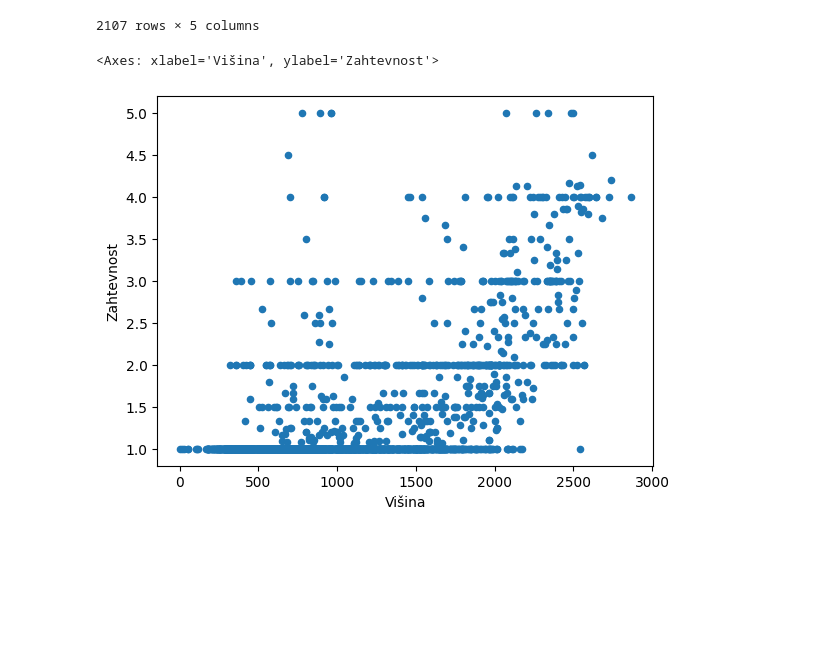
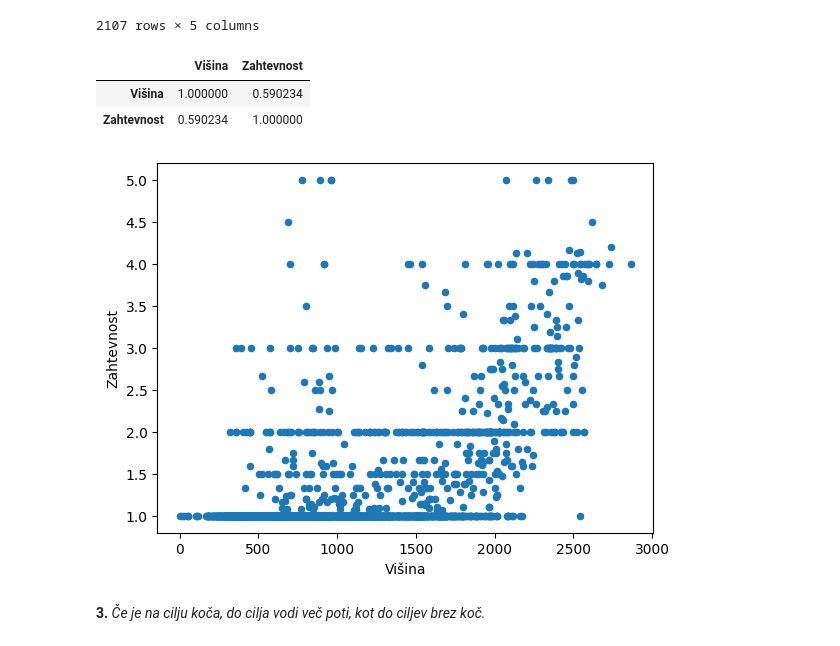
Before and after one commit to AndrazKukovicic/Hribi_projektna_naloga, a Jupyter notebook: Analiza_podatkov.ipynb, the cells around one changed output. Saved outputs shown, nothing was run; the diff lists cells and outputs as text; code cells hidden in the pictures; blank space fills up the shorter version.

```diff
--- a/Analiza_podatkov.ipynb
+++ b/Analiza_podatkov.ipynb
@@ -169,6 +169,12 @@ skupaj_zahtevnost
 2107 rows × 5 columns
 # %%
 skupaj_zahtevnost.plot.scatter('Višina', 'Zahtevnost')
+skupaj_zahtevnost_korelacija = skupaj_zahtevnost[['Višina', 'Zahtevnost']]
+skupaj_zahtevnost_korelacija.corr(method='pearson')
 # %% [output]
-<Axes: xlabel='Višina', ylabel='Zahtevnost'>
+|  | Višina | Zahtevnost |
+| Višina | 1.000000 | 0.590234 |
+| Zahtevnost | 0.590234 | 1.000000 |
 [figure]
+# %% [markdown]
+**3.** *Če je na cilju koča, do cilja vodi več poti, kot do ciljev brez koč.*
```
